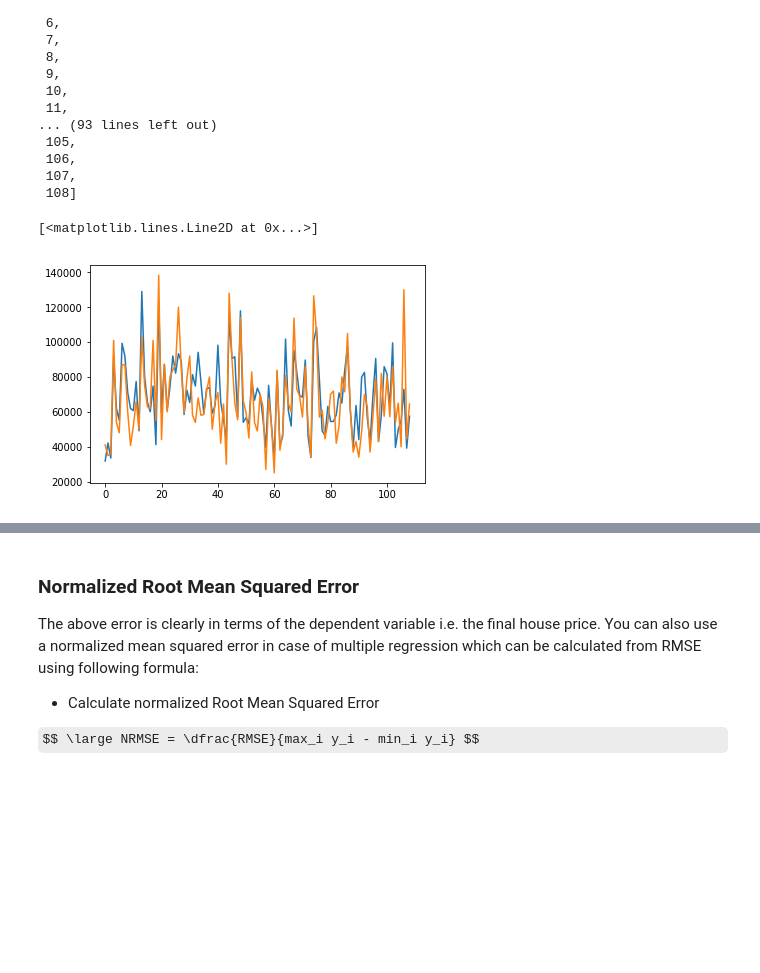
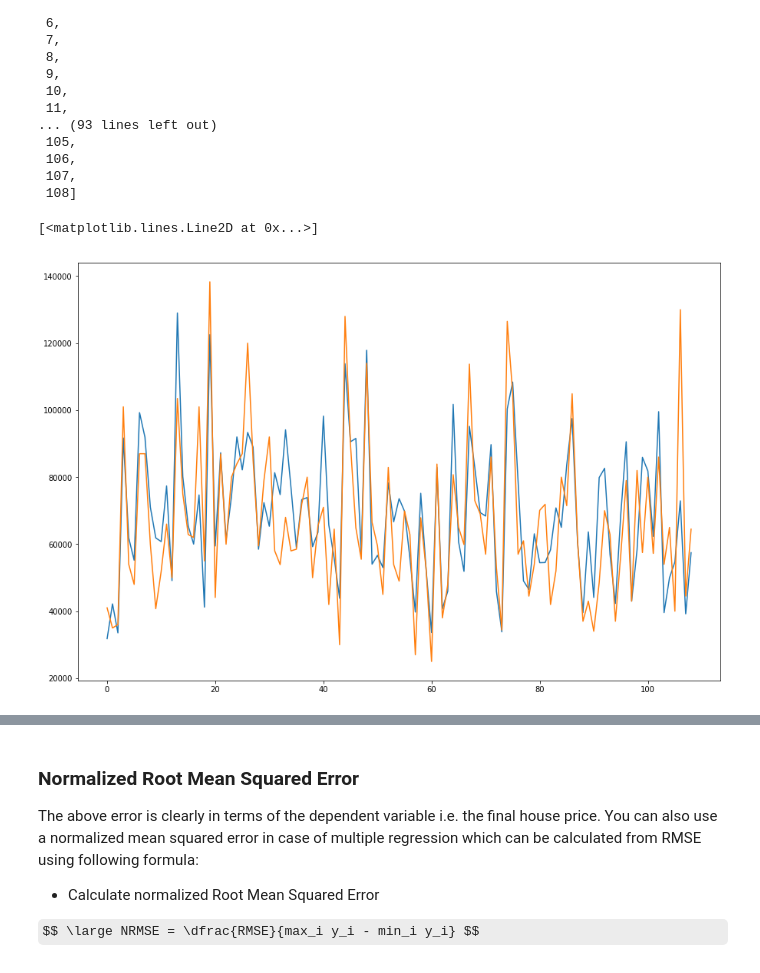
Before and after one commit to aschams/dsc-linalg-regression-lab-dc-ds-060319, a Jupyter notebook: index.ipynb, the cells around one changed output, grey strips where cells are left out. Cells and saved outputs as stored; diff of their text form; code cells hidden in the pictures; some formulas as TeX source; blank space fills up the shorter version.

```diff
--- a/index.ipynb
+++ b/index.ipynb
@@ -210,13 +210,13 @@ list(range(109))
  107,
  108]
 # %%
-plt.figure(figsize=())
+plt.figure(figsize=(15,10))
 
 plt.plot(y_pred.flatten())
 plt.plot(y_test.flatten())
 # %% [output]
 [<matplotlib.lines.Line2D at 0x...>]
-[figure, old version]
+[figure, new version]
 # %%
 # Plot predicted and actual values as line plots
 # %% [markdown]
```
